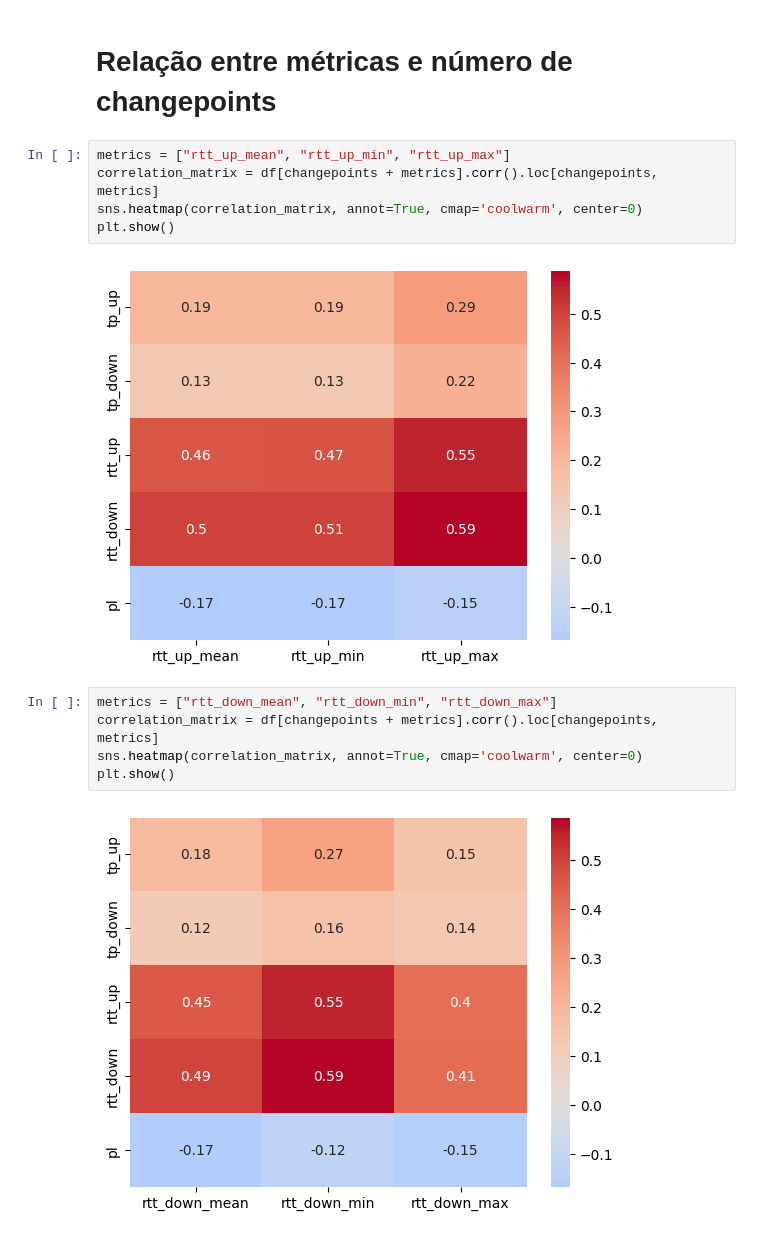
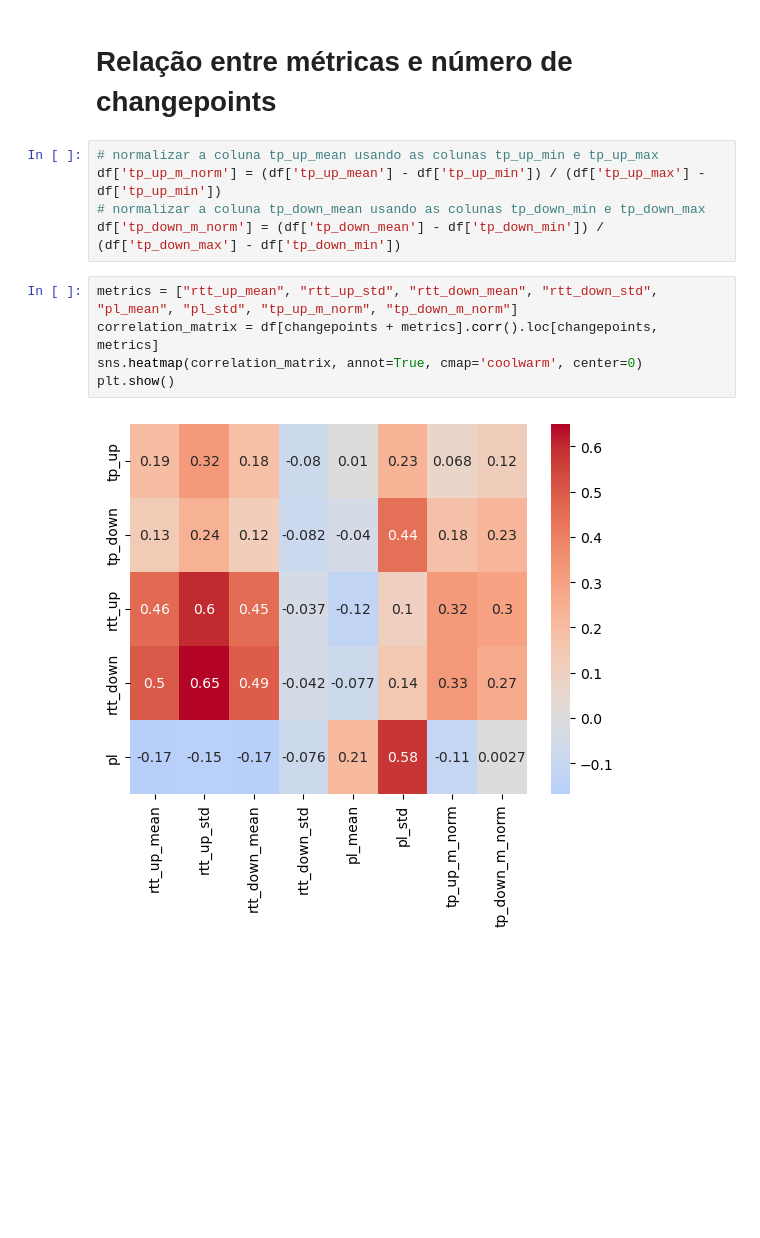
Before and after one commit to lhscaldas/Mestrado, a Jupyter notebook: metrics_analysis.ipynb, the cells around one changed output. Cells and saved outputs as stored; diff of their text form; blank space fills up the shorter version.

```diff
--- a/metrics_analysis.ipynb
+++ b/metrics_analysis.ipynb
@@ -80,17 +80,15 @@ plt.show()
 * **Reflexo da Correlação:** Novamente, as métricas de latência (`rtt_down` e `rtt_up`) caminham juntas (visível no `gru03`, `gru02` e até no pequeno registro do `RNP-MG`), ratificando a correlação de ~0.95 que você encontrou na matriz de Pearson.
 # %% [markdown]
 # Relação entre métricas e número de changepoints
+# %%
+# normalizar a coluna tp_up_mean usando as colunas tp_up_min e tp_up_max
+df['tp_up_m_norm'] = (df['tp_up_mean'] - df['tp_up_min']) / (df['tp_up_max'] - df['tp_up_min'])
+# normalizar a coluna tp_down_mean usando as colunas tp_down_min e tp_down_max
+df['tp_down_m_norm'] = (df['tp_down_mean'] - df['tp_down_min']) / (df['tp_down_max'] - df['tp_down_min'])
 # %%
-metrics = ["rtt_up_mean", "rtt_up_min", "rtt_up_max"]
+metrics = ["rtt_up_mean", "rtt_up_std", "rtt_down_mean", "rtt_down_std", "pl_mean", "pl_std", "tp_up_m_norm", "tp_down_m_norm"]
 correlation_matrix = df[changepoints + metrics].corr().loc[changepoints, metrics]
 sns.heatmap(correlation_matrix, annot=True, cmap='coolwarm', center=0)
 plt.show()
 # %% [output]
-[figure, old version]
+[figure, new version]
-# %%
-metrics = ["rtt_down_mean", "rtt_down_min", "rtt_down_max"]
-correlation_matrix = df[changepoints + metrics].corr().loc[changepoints, metrics]
-sns.heatmap(correlation_matrix, annot=True, cmap='coolwarm', center=0)
-plt.show()
-# %% [output]
-[figure, removed]
```
Also changed, not shown: parts of 2 cells of this notebook, 6 other files.
